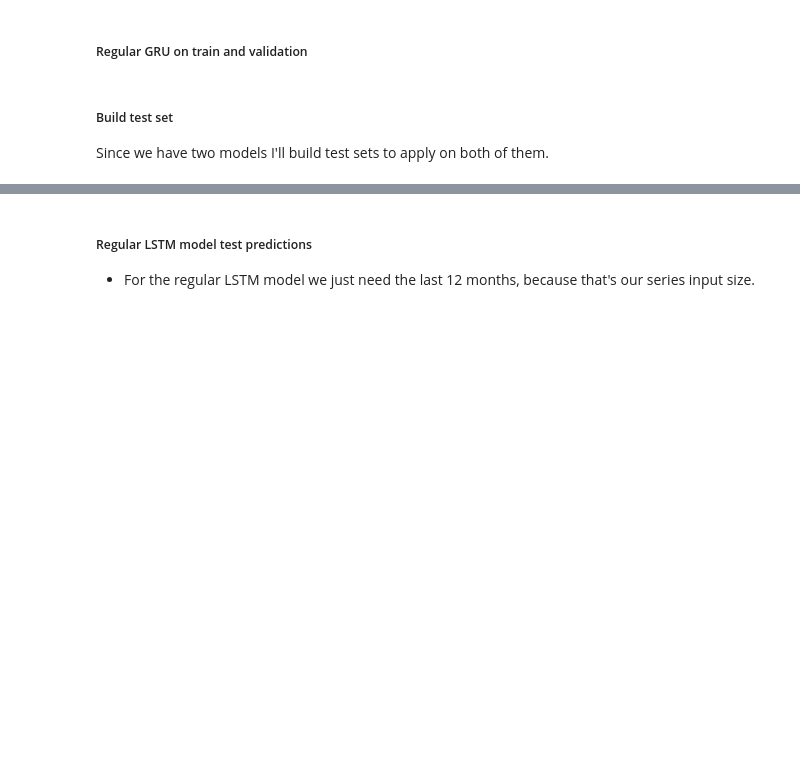
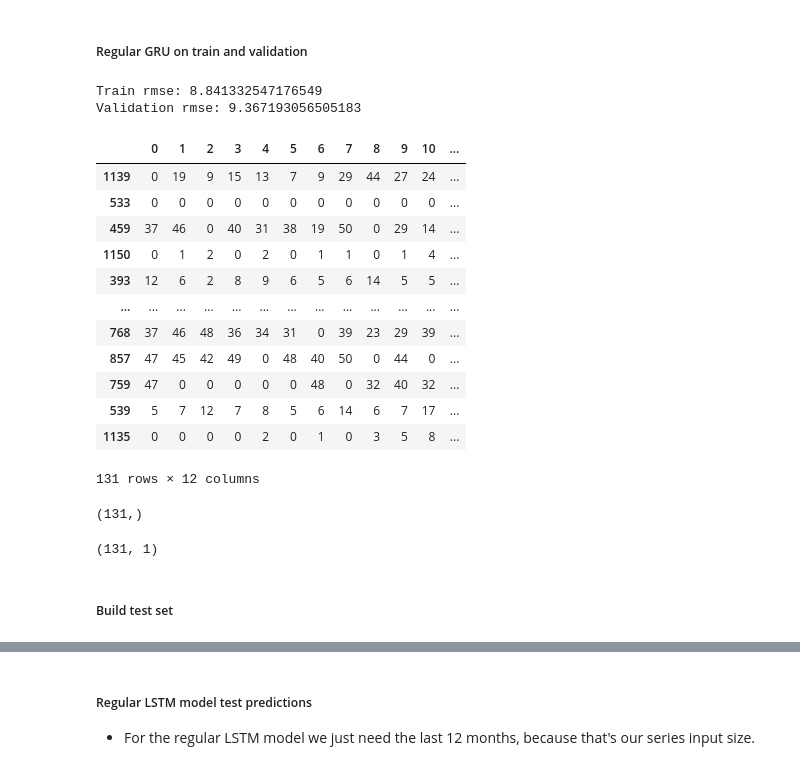
Before and after one commit to diegoray/sales-prediction-gru, a Jupyter notebook: ipynb/2. Time-series forecasting with GRU-Copy1.ipynb, the cells around one changed output, grey strips where cells are left out. Drawn from its saved outputs; the diff is of its cells as text; code cells hidden in the pictures; blank space fills up the shorter version.

```diff
--- a/ipynb/2. Time-series forecasting with GRU-Copy1.ipynb
+++ b/ipynb/2. Time-series forecasting with GRU-Copy1.ipynb
@@ -361,10 +495,34 @@ plt.show()
 # %% [markdown]
 ##### Regular GRU on train and validation
 # %%
-lstm_train_pred = lstm_model.predict(X_train)
-lstm_val_pred = lstm_model.predict(X_valid)
+lstm_train_pred = gru_model.predict(X_train)
+lstm_val_pred = gru_model.predict(X_valid)
 print('Train rmse:', np.sqrt(mean_squared_error(Y_train, lstm_train_pred)))
 print('Validation rmse:', np.sqrt(mean_squared_error(Y_valid, lstm_val_pred)))
+# %% [output]
+Train rmse: 8.841332547176549
+Validation rmse: 9.367193056505183
-# %% [markdown]
-##### Build test set
-Since we have two models I'll build test sets to apply on both of them.
+# %%
+valid
+# %% [output]
+|  | 0 | 1 | 2 | 3 | 4 | 5 | 6 | 7 | 8 | 9 | 10 | ... |
+| 1139 | 0 | 19 | 9 | 15 | 13 | 7 | 9 | 29 | 44 | 27 | 24 | ... |
+| 533 | 0 | 0 | 0 | 0 | 0 | 0 | 0 | 0 | 0 | 0 | 0 | ... |
+| 459 | 37 | 46 | 0 | 40 | 31 | 38 | 19 | 50 | 0 | 29 | 14 | ... |
+| 1150 | 0 | 1 | 2 | 0 | 2 | 0 | 1 | 1 | 0 | 1 | 4 | ... |
+| 393 | 12 | 6 | 2 | 8 | 9 | 6 | 5 | 6 | 14 | 5 | 5 | ... |
+| ... | ... | ... | ... | ... | ... | ... | ... | ... | ... | ... | ... | ... |
+| 768 | 37 | 46 | 48 | 36 | 34 | 31 | 0 | 39 | 23 | 29 | 39 | ... |
+| 857 | 47 | 45 | 42 | 49 | 0 | 48 | 40 | 50 | 0 | 44 | 0 | ... |
+| 759 | 47 | 0 | 0 | 0 | 0 | 0 | 48 | 0 | 32 | 40 | 32 | ... |
+| 539 | 5 | 7 | 12 | 7 | 8 | 5 | 6 | 14 | 6 | 7 | 17 | ... |
+| 1135 | 0 | 0 | 0 | 0 | 2 | 0 | 1 | 0 | 3 | 5 | 8 | ... |
+131 rows × 12 columns
+# %%
+Y_valid.shape
+# %% [output]
+(131,)
+# %%
+lstm_val_pred.shape
+# %% [output]
+(131, 1)
@@ -370,0 +539,2 @@ Since we have two models I'll build test sets to apply on both of them.
+# %% [markdown]
+##### Build test set
```
Also changed, not shown: parts of 50 cells of this notebook, 7 other files.
